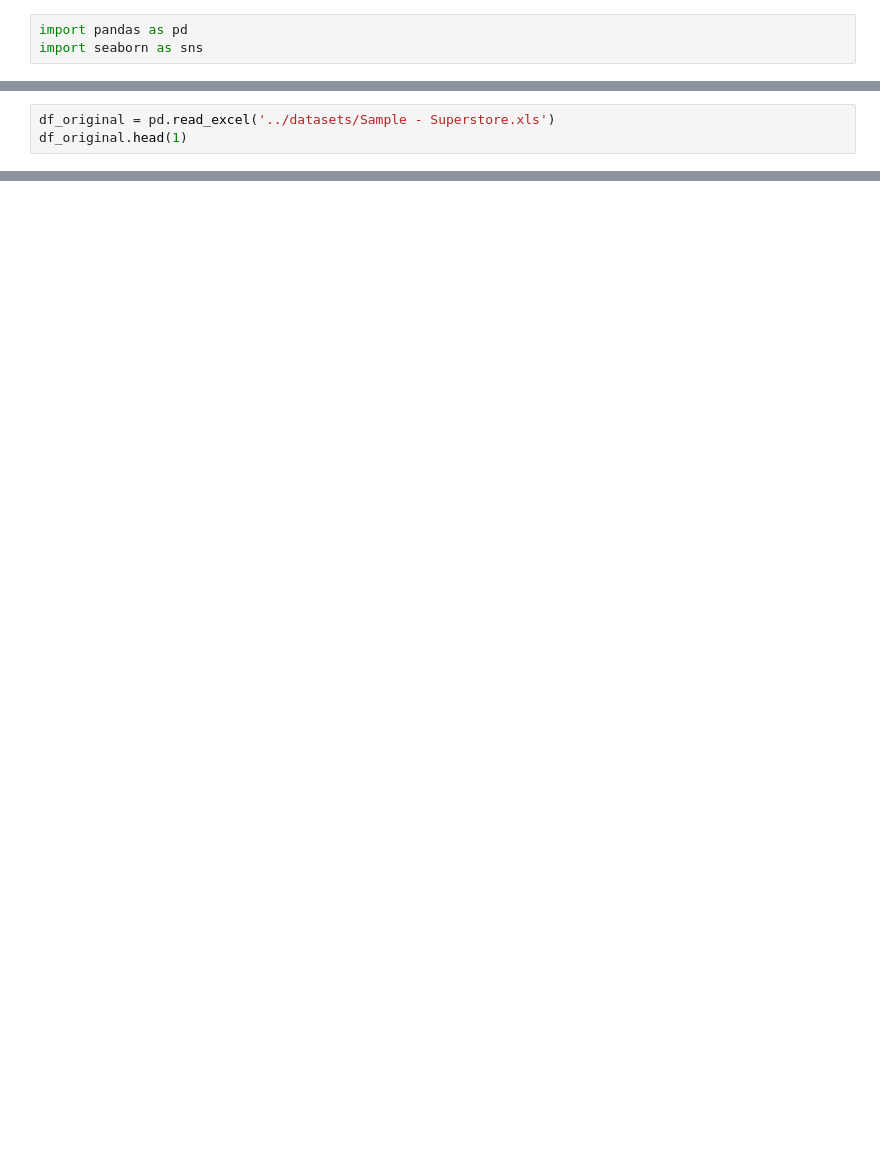
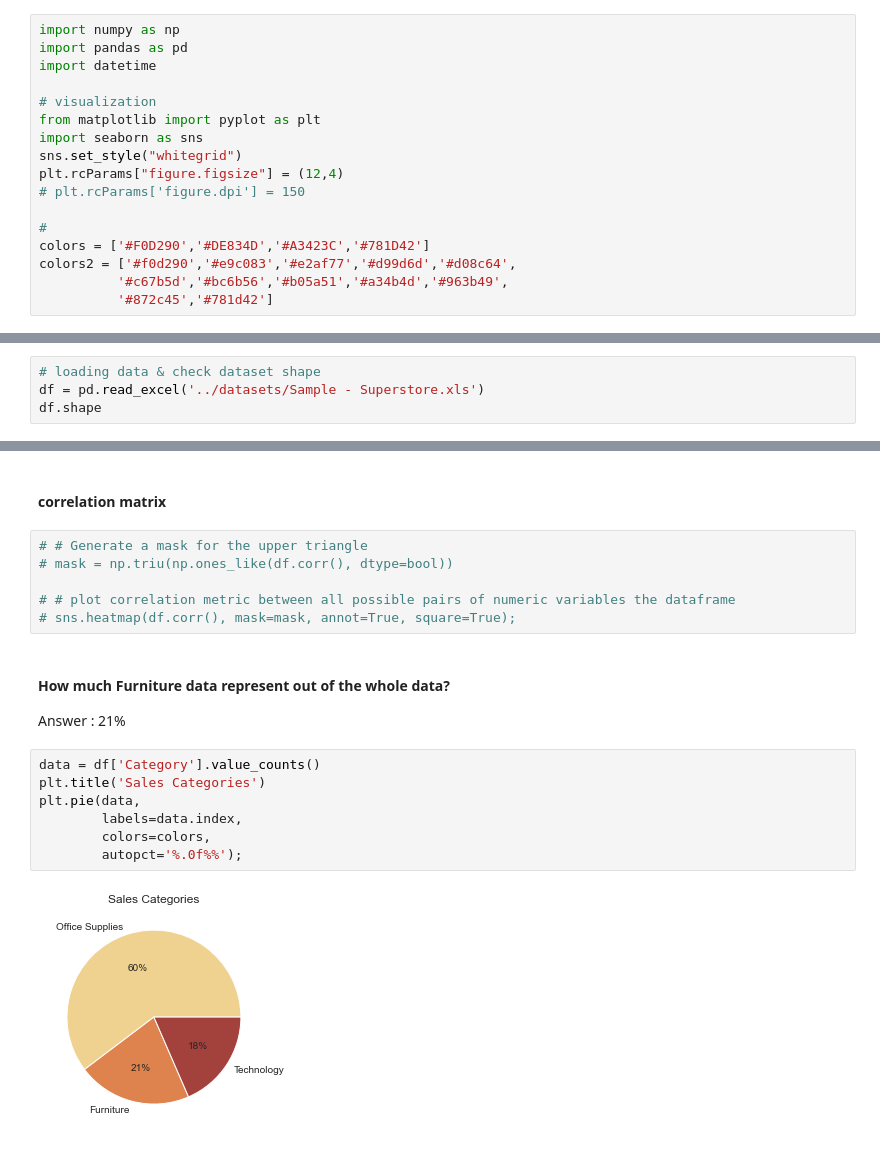
Before and after one commit to AbdulazizAlshehri/ML-Time-Series-Superstore-Sales-Forecasting, a Jupyter notebook: code/Superstore_Sales_Forecasting.ipynb, the cells around one changed output, grey strips where cells are left out. Drawn from its saved outputs; the diff is of its cells as text; blank space fills up the shorter version.

Commit message:
update data exploration

```diff
--- a/code/Superstore_Sales_Forecasting.ipynb
+++ b/code/Superstore_Sales_Forecasting.ipynb
@@ -1,5 +1,19 @@
 # %%
+import numpy as np
 import pandas as pd
+import datetime
+
+# visualization
+from matplotlib import pyplot as plt
 import seaborn as sns
+sns.set_style("whitegrid")
+plt.rcParams["figure.figsize"] = (12,4)
+# plt.rcParams['figure.dpi'] = 150
+
+#
+colors = ['#F0D290','#DE834D','#A3423C','#781D42']
+colors2 = ['#f0d290','#e9c083','#e2af77','#d99d6d','#d08c64',
+          '#c67b5d','#bc6b56','#b05a51','#a34b4d','#963b49',
+          '#872c45','#781d42']
 # %% [markdown]
 ## Data
@@ -7,4 +21,5 @@ import seaborn as sns
 # %%
-df_original = pd.read_excel('../datasets/Sample - Superstore.xls')
-df_original.head(1)
+# loading data & check dataset shape
+df = pd.read_excel('../datasets/Sample - Superstore.xls')
+df.shape
 # %% [output]
@@ -19,0 +50,20 @@ df_original.shape
+# %% [markdown]
+#### correlation matrix
+# %%
+# # Generate a mask for the upper triangle
+# mask = np.triu(np.ones_like(df.corr(), dtype=bool))
+
+# # plot correlation metric between all possible pairs of numeric variables the dataframe
+# sns.heatmap(df.corr(), mask=mask, annot=True, square=True);
+# %% [markdown]
+#### How much Furniture data represent out of the whole data?
+Answer : 21%
+# %%
+data = df['Category'].value_counts()
+plt.title('Sales Categories')
+plt.pie(data,
+        labels=data.index,
+        colors=colors,
+        autopct='%.0f%%');
+# %% [output]
+[figure, added]
```
Also changed, not shown: parts of 37 cells of this notebook, 1 other file.
